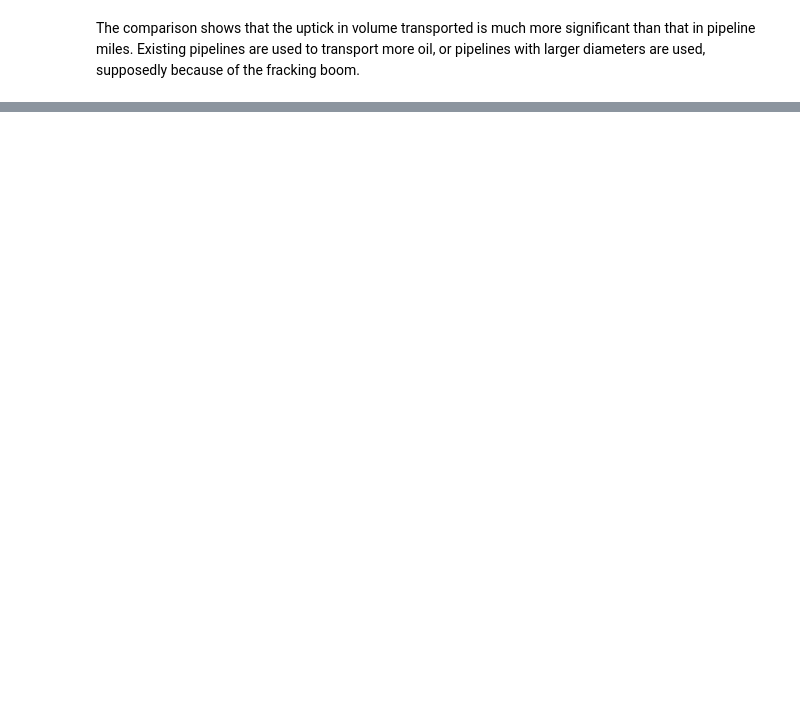
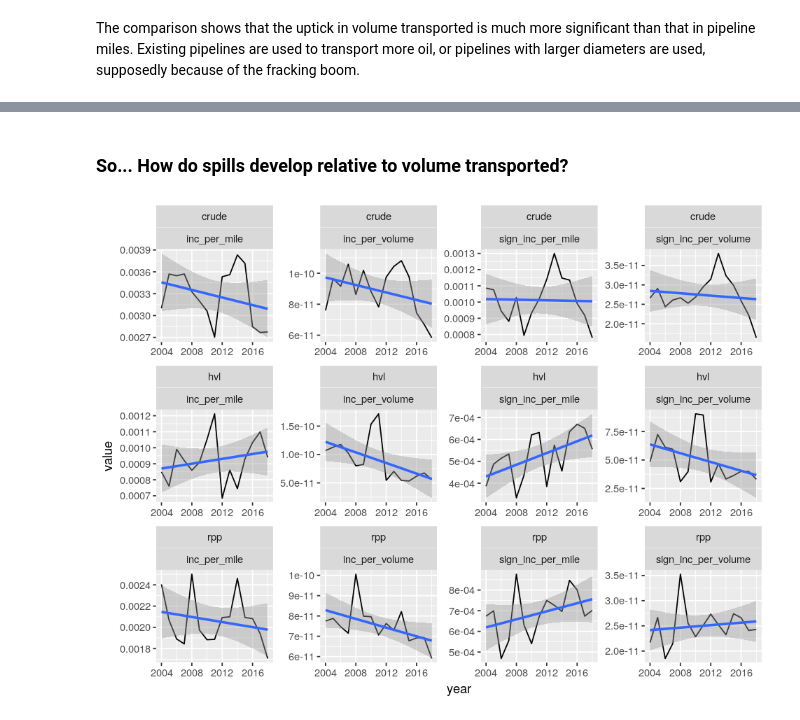
Before and after one commit to julianbarg/spills, a Jupyter notebook: presentations/rpm_2020-03-20/rpm_2020-03-20.ipynb, the cells around one changed output, grey strips where cells are left out. Drawn from its saved outputs; the diff is of its cells as text; code cells hidden in the pictures; blank space fills up the shorter version.

```diff
--- a/presentations/rpm_2020-03-20/rpm_2020-03-20.ipynb
+++ b/presentations/rpm_2020-03-20/rpm_2020-03-20.ipynb
@@ -127,0 +299,22 @@ The comparison shows that the uptick in volume transported is much more signific
+# %%
+standardized_1 <- pipelines_y_c %>%
+    filter(variable %in% c("inc_per_mile", "inc_per_volume", "sign_inc_per_mile", "sign_inc_per_volume")) %>%
+    ggplot(aes(x = year, y = value)) +
+        facet_wrap(commodity ~ variable, scales = "free") +
+        geom_line() +
+        geom_smooth(method = "lm")
+
+standardized_2 <- pipelines_y_c %>%
+    filter(variable %in% c("cost_per_mile", "cost_per_volume", "volume_per_mile", "volume_per_volume")) %>%
+    ggplot(aes(x = year, y = value)) +
+        facet_wrap(commodity ~ variable, scales = "free") +
+        geom_line() +
+        geom_smooth(method = "lm")
+
+options(repr.plot.width=8, repr.plot.height=6)
+# %% [markdown]
+### So... How do spills develop relative to volume transported?
+# %%
+standardized_1
+# %% [output]
+[figure, added]
```
Also changed, not shown: parts of 50 cells of this notebook, 2 other files.
